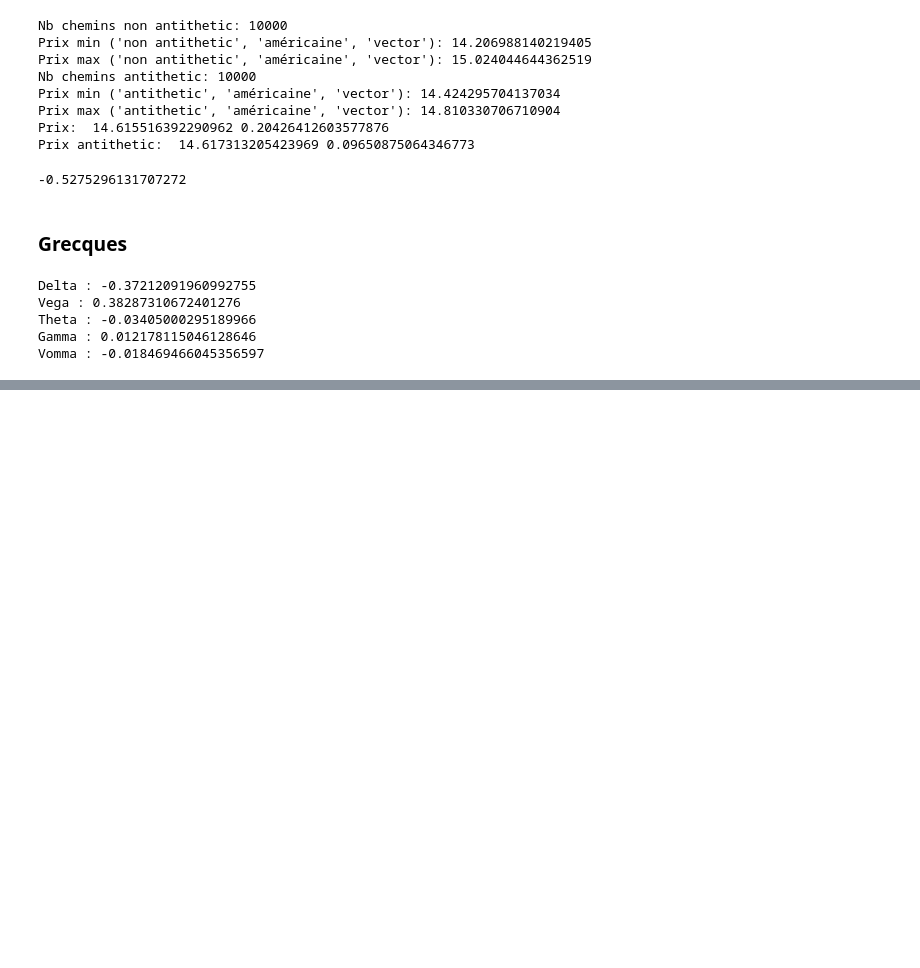
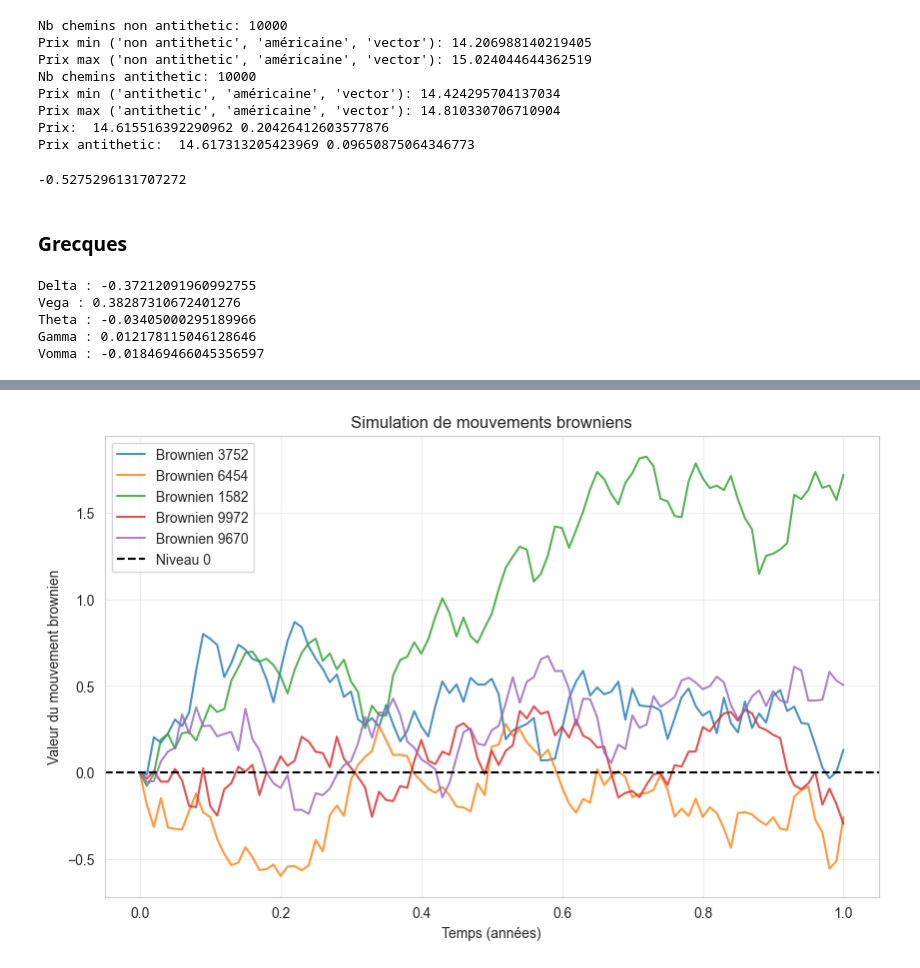
Before and after one commit to lincecile/Monte-Carlo-simulations-Longstaff-Schwartz, a Jupyter notebook: Exemple_notebook.ipynb, the cells around one changed output, grey strips where cells are left out. Cells and saved outputs as stored; diff of their text form; code cells hidden in the pictures; blank space fills up the shorter version.

```diff
--- a/Exemple_notebook.ipynb
+++ b/Exemple_notebook.ipynb
@@ -205,0 +217,6 @@ np.float64(-8.7105062608671)
+# %%
+# Pour afficher uniquement les mouvements browniens
+fig_brownian = lsm_graph.afficher_mouvements_browniens(brownian)
+fig_brownian.show()
+# %% [output]
+[figure, added]
```
Also changed, not shown: parts of 11 cells of this notebook, 3 other files.
